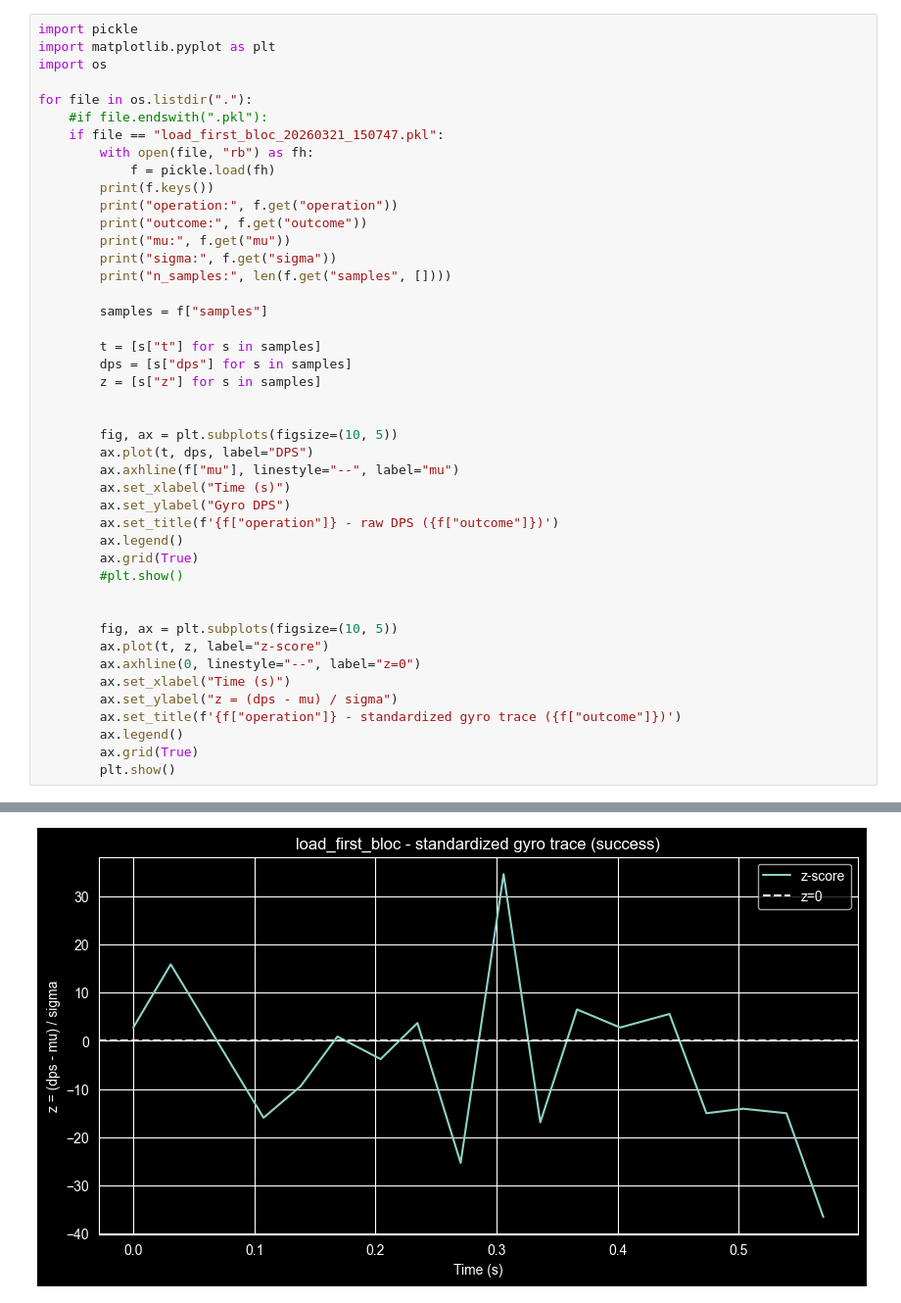
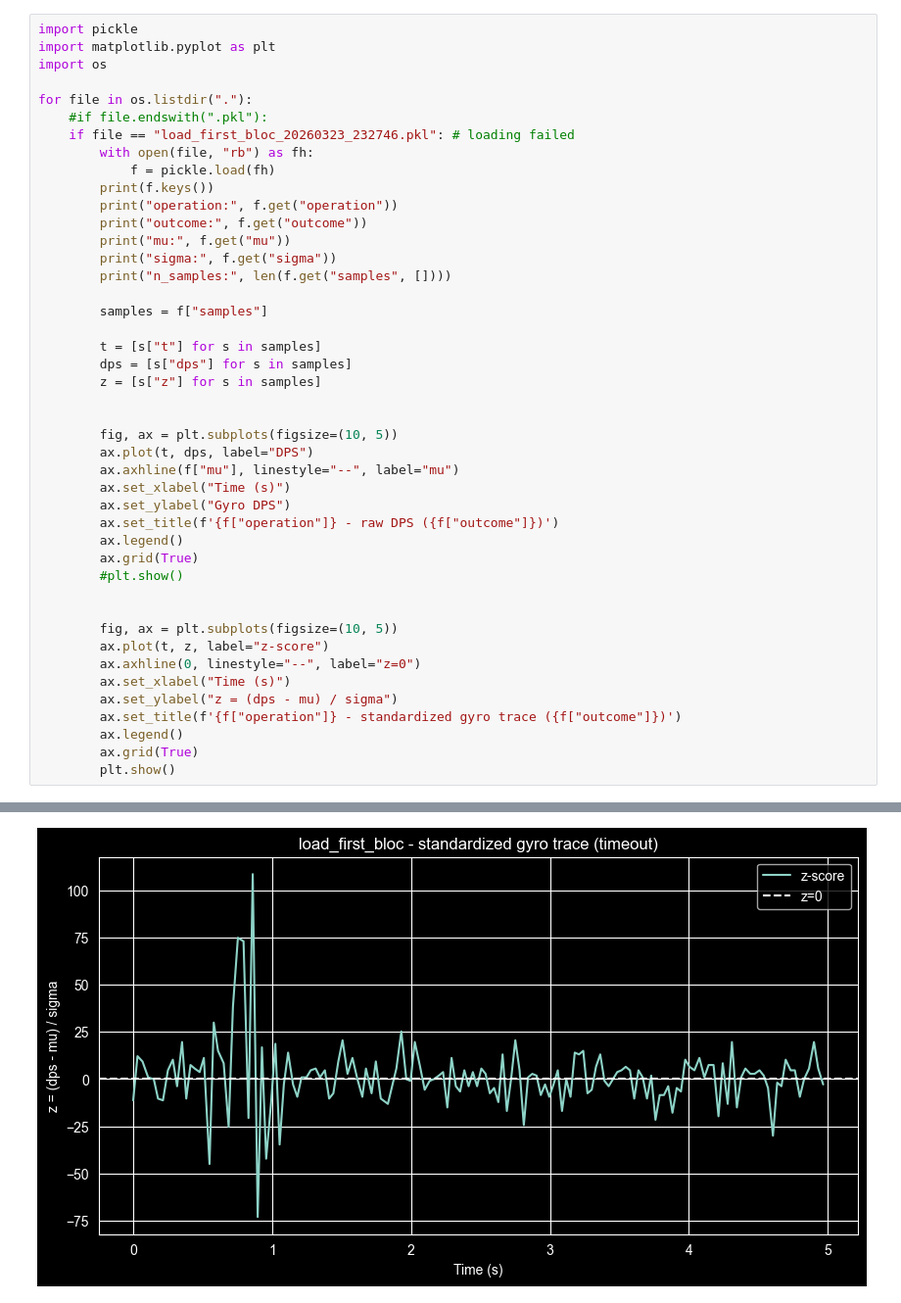
Before and after one commit to peterhxk/ECSE211Repo, a Jupyter notebook: final_lab/scripts/gyro_operation_recordings/read_operations.ipynb, the cells around one changed output, grey strips where cells are left out. Shown at 98% size. Cells and saved outputs as stored; diff of their text form.

```diff
--- a/final_lab/scripts/gyro_operation_recordings/read_operations.ipynb
+++ b/final_lab/scripts/gyro_operation_recordings/read_operations.ipynb
@@ -5,7 +5,7 @@ import os
 
 for file in os.listdir("."):
     #if file.endswith(".pkl"):
-    if file == "load_first_bloc_20260321_150747.pkl":
+    if file == "load_first_bloc_20260323_232746.pkl": # loading failed
         with open(file, "rb") as fh:
             f = pickle.load(fh)
         print(f.keys())
@@ -53 +53 @@ n_samples: 18
-[figure, old version]
+[figure, new version]
```
Also changed, not shown: parts of 1 cell of this notebook, 4 other files.
